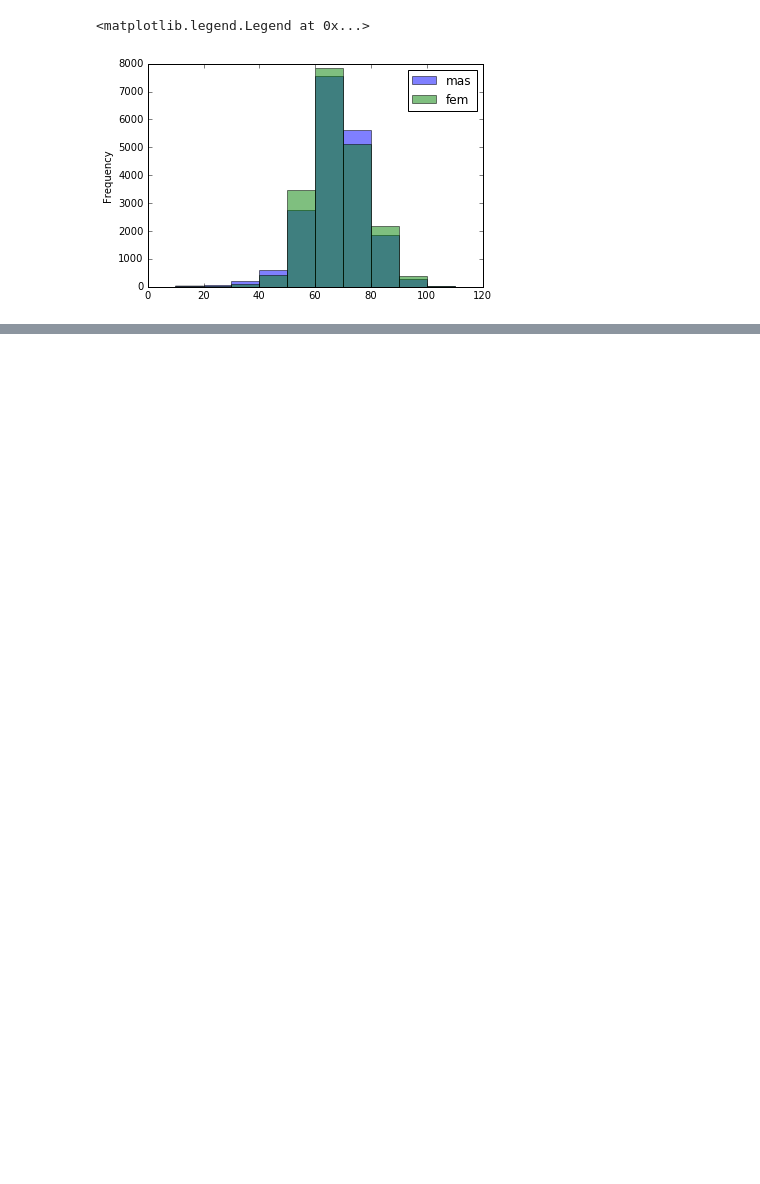
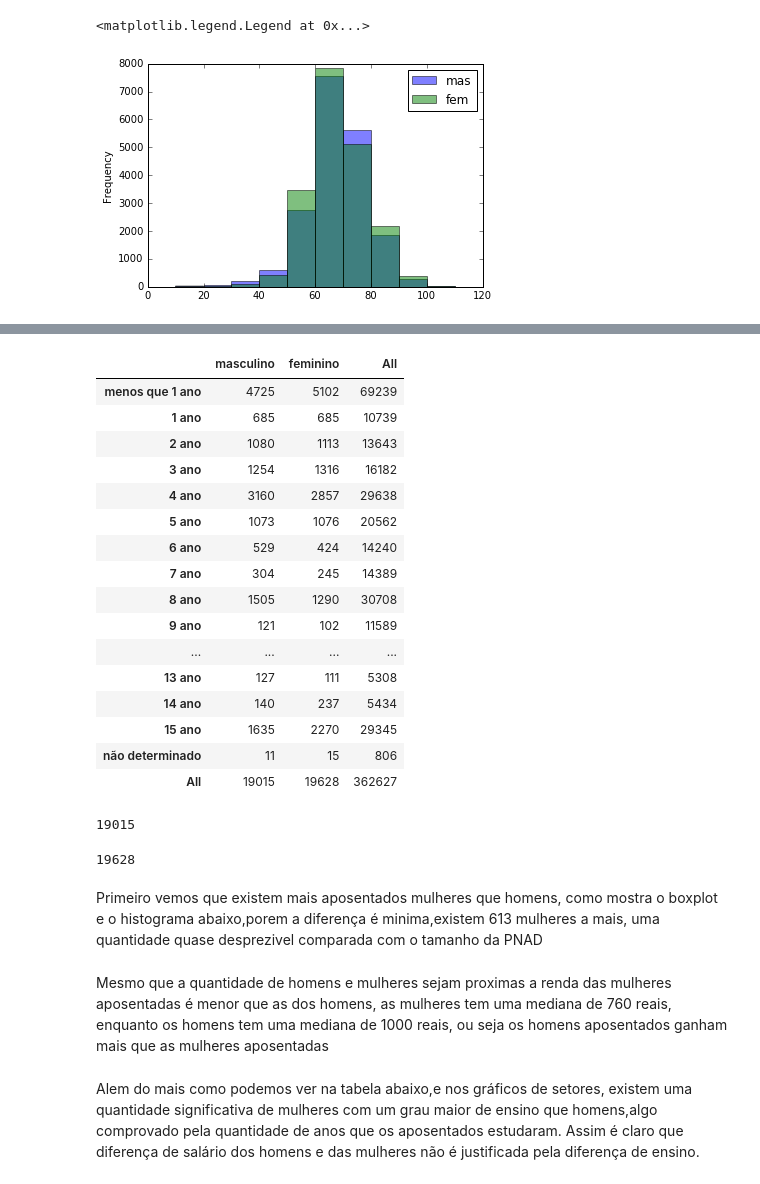
Before and after one commit to Formulos/CD, a Jupyter notebook: Projeto 1/Projeto 1.ipynb, the cells around one changed output, grey strips where cells are left out. Cells and saved outputs as stored; diff of their text form; code cells hidden in the pictures; blank space fills up the shorter version.

```diff
--- a/Projeto 1/Projeto 1.ipynb
+++ b/Projeto 1/Projeto 1.ipynb
@@ -228,0 +234,58 @@ dados.idade_sexo.plot.box()
+# %%
+ct3 = pd.crosstab(dados.anos_estudo,dados.sexo[dados.aposentados == 2],margins=True)
+
+ct3.columns = ct.columns
+
+ct3.index = ['menos que 1 ano',
+'1 ano',
+'2 ano',
+'3 ano',
+'4 ano',
+'5 ano',
+'6 ano',
+'7 ano',
+'8 ano',
+'9 ano',
+'10 ano',
+'11 ano',
+'12 ano',
+'13 ano',
+'14 ano',
+'15 ano',
+'não determinado',
+'All']
+
+
+ct3
+# %% [output]
+|  | masculino | feminino | All |
+| menos que 1 ano | 4725 | 5102 | 69239 |
+| 1 ano | 685 | 685 | 10739 |
+| 2 ano | 1080 | 1113 | 13643 |
+| 3 ano | 1254 | 1316 | 16182 |
+| 4 ano | 3160 | 2857 | 29638 |
+| 5 ano | 1073 | 1076 | 20562 |
+| 6 ano | 529 | 424 | 14240 |
+| 7 ano | 304 | 245 | 14389 |
+| 8 ano | 1505 | 1290 | 30708 |
+| 9 ano | 121 | 102 | 11589 |
+| ... | ... | ... | ... |
+| 13 ano | 127 | 111 | 5308 |
+| 14 ano | 140 | 237 | 5434 |
+| 15 ano | 1635 | 2270 | 29345 |
+| não determinado | 11 | 15 | 806 |
+| All | 19015 | 19628 | 362627 |
+# %%
+dados.aposentados2[dados.sexo == 2].sum()
+# %% [output]
+19015
+# %%
+dados.aposentados2[dados.sexo == 4].sum()
+# %% [output]
+19628
+# %% [markdown]
+Primeiro vemos que existem mais aposentados mulheres que homens, como mostra o boxplot e o histograma abaixo,porem a diferença é minima,existem 613 mulheres a mais, uma quantidade quase desprezivel comparada com o tamanho da PNAD
+# %% [markdown]
+Mesmo que a quantidade de homens e mulheres sejam proximas a renda das mulheres aposentadas é menor que as dos homens, as mulheres tem uma mediana de 760 reais, enquanto os homens tem uma mediana de 1000 reais, ou seja os homens aposentados ganham mais que as mulheres aposentadas
+# %% [markdown]
+Alem do mais como podemos ver na tabela abaixo,e nos gráficos de setores, existem uma quantidade significativa de mulheres com um grau maior de ensino que homens,algo comprovado pela quantidade de anos que os aposentados estudaram. Assim é claro que diferença de salário dos homens e das mulheres não é justificada pela diferença de ensino.
```
Also changed, not shown: parts of 8 cells of this notebook.
